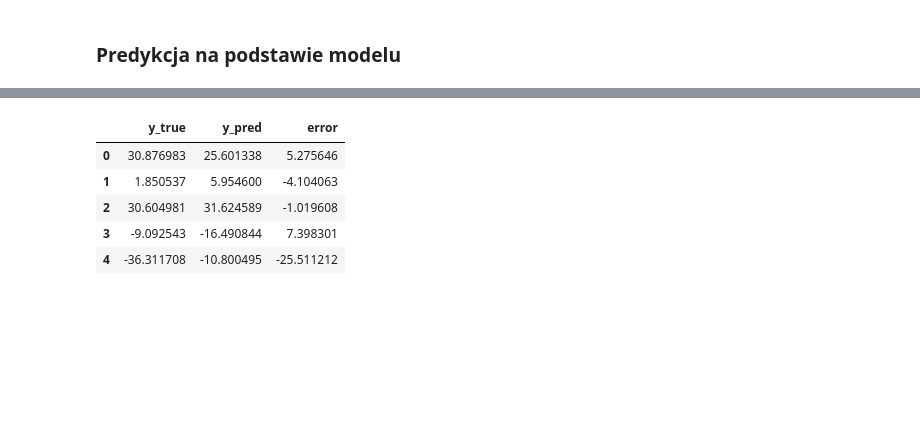
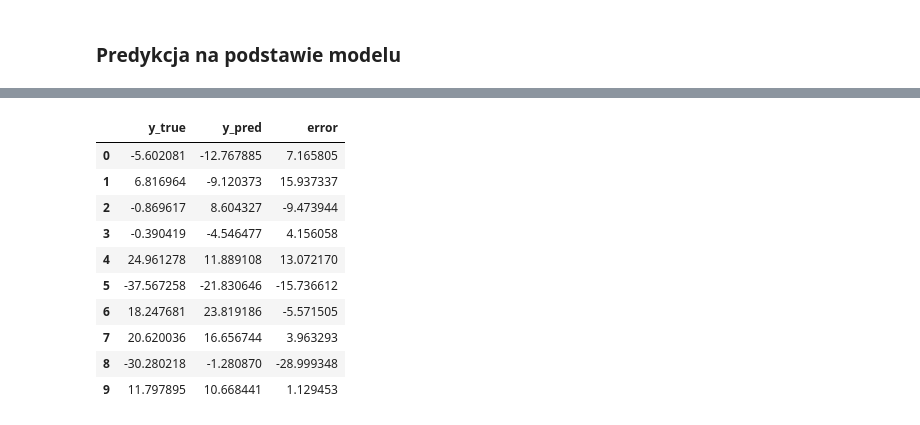
Before and after one commit to kamsolek/machine-learning-bootcamp, a Jupyter notebook: supervised/02_regression/03_linear_regression_R2.ipynb, the cells around one changed output, grey strips where cells are left out. Cells and saved outputs as stored; diff of their text form; code cells hidden in the pictures; blank space fills up the shorter version.

```diff
--- a/supervised/02_regression/03_linear_regression_R2.ipynb
+++ b/supervised/02_regression/03_linear_regression_R2.ipynb
@@ -276,13 +286,18 @@ predictions.head()
 # %%
 predictions['error'] = predictions['y_true'] - predictions['y_pred']
-predictions.head()
+predictions.head(10)
 # %% [output]
 |  | y_true | y_pred | error |
-| 0 | 30.876983 | 25.601338 | 5.275646 |
-| 1 | 1.850537 | 5.954600 | -4.104063 |
-| 2 | 30.604981 | 31.624589 | -1.019608 |
-| 3 | -9.092543 | -16.490844 | 7.398301 |
-| 4 | -36.311708 | -10.800495 | -25.511212 |
+| 0 | -5.602081 | -12.767885 | 7.165805 |
+| 1 | 6.816964 | -9.120373 | 15.937337 |
+| 2 | -0.869617 | 8.604327 | -9.473944 |
+| 3 | -0.390419 | -4.546477 | 4.156058 |
+| 4 | 24.961278 | 11.889108 | 13.072170 |
+| 5 | -37.567258 | -21.830646 | -15.736612 |
+| 6 | 18.247681 | 23.819186 | -5.571505 |
+| 7 | 20.620036 | 16.656744 | 3.963293 |
+| 8 | -30.280218 | -1.280870 | -28.999348 |
+| 9 | 11.797895 | 10.668441 | 1.129453 |
 # %%
 _ = predictions['error'].plot(kind='hist', bins=50, figsize=(8, 6))
 # %% [output]
```
Also changed, not shown: parts of 16 cells of this notebook.
